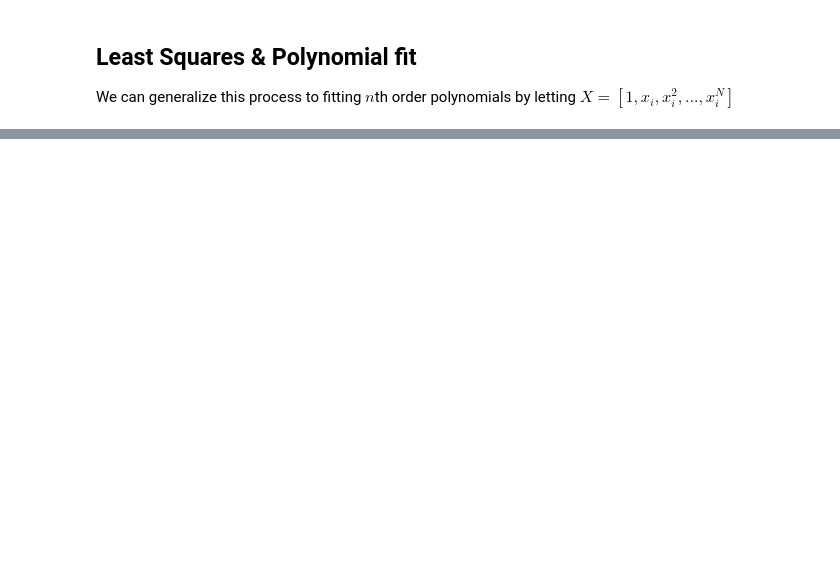
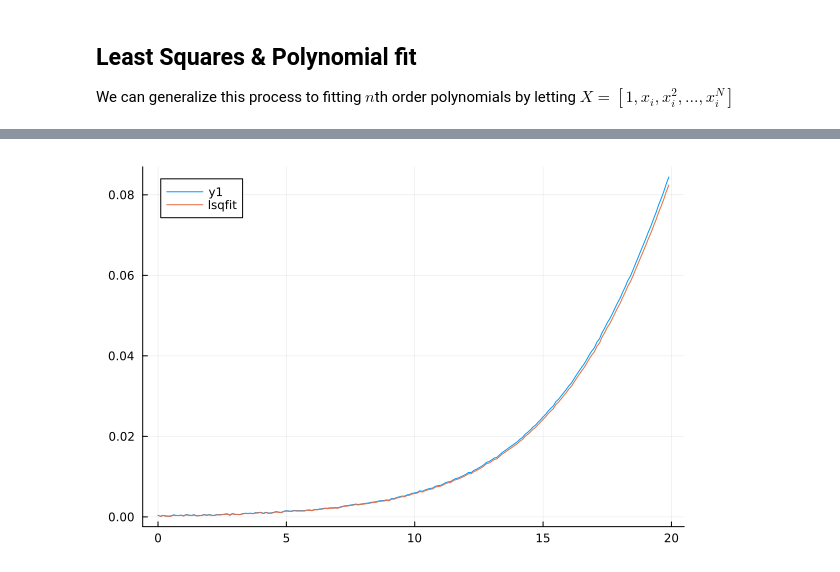
Before and after one commit to cmhyett/data_driven_modeling, a Jupyter notebook: introduction.ipynb, the cells around one changed output, grey strips where cells are left out. Drawn from its saved outputs; the diff is of its cells as text; code cells hidden in the pictures; blank space fills up the shorter version.

```diff
--- a/introduction.ipynb
+++ b/introduction.ipynb
@@ -79,0 +123,7 @@ plot!(x,X*B, label="quadratic least-squares fit")
+# %%
+W = vcat([[1 file.x[i]] for i in 2:200]...);
+Y = file.x[1:200-1];
+B = W\Y
+plot!(file.t[2:200], W*B, label="lsqfit")
+# %% [output]
+[figure, added]
```
Also changed, not shown: parts of 12 cells of this notebook.
